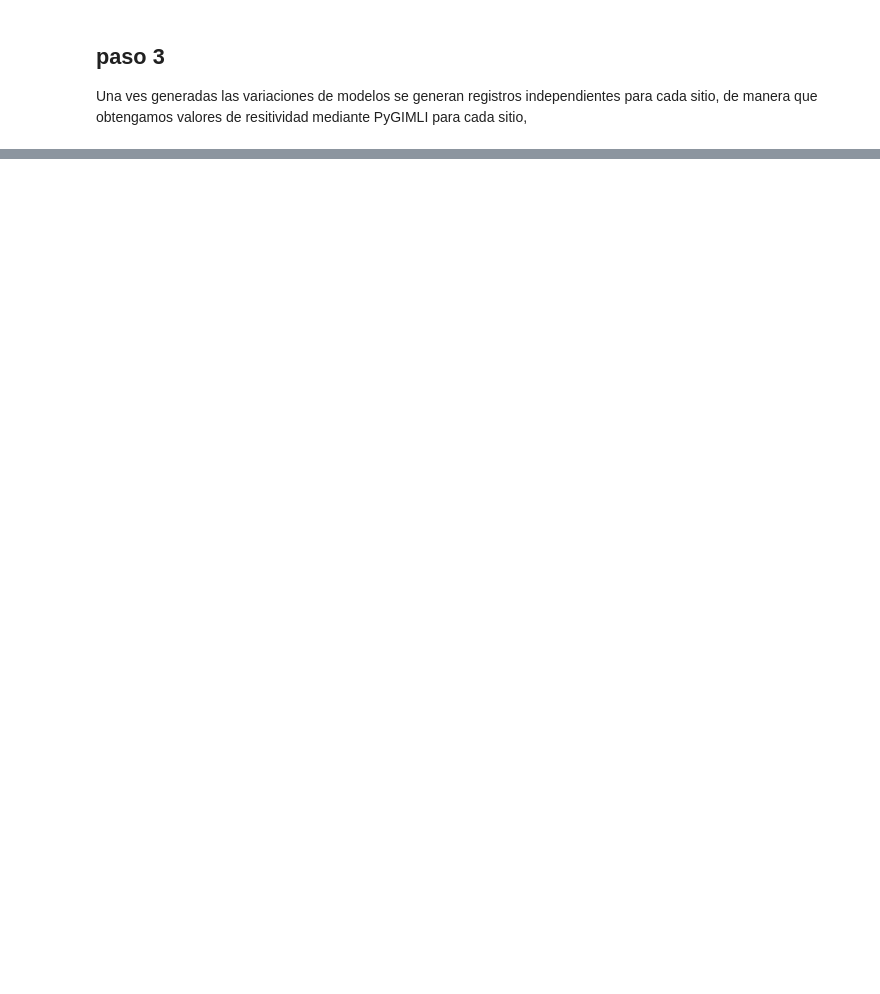
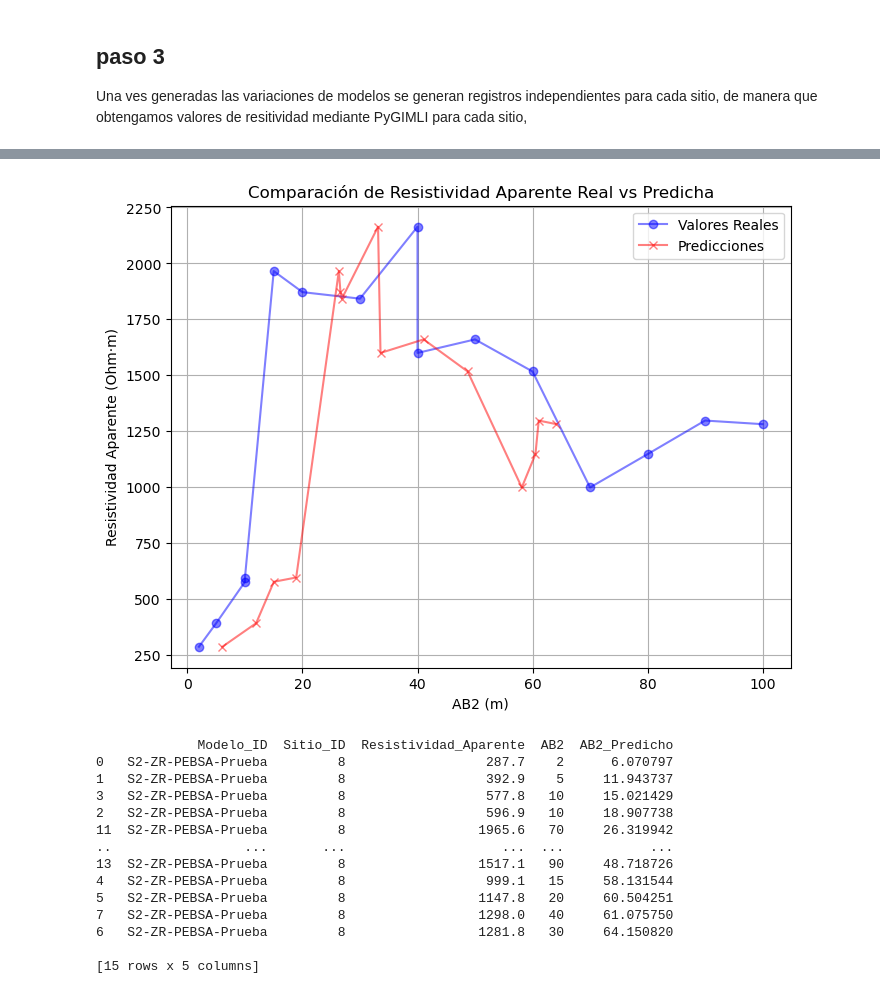
Before and after one commit to JuanJT117/TESIS-MCD, a Jupyter notebook: WorkWorkWork/Datos_Sinteticos_AB2.ipynb, the cells around one changed output, grey strips where cells are left out. Drawn from its saved outputs; the diff is of its cells as text; code cells hidden in the pictures; blank space fills up the shorter version.

```diff
--- a/WorkWorkWork/Datos_Sinteticos_AB2.ipynb
+++ b/WorkWorkWork/Datos_Sinteticos_AB2.ipynb
@@ -560,0 +1389,54 @@ Con este conjunto de datos se procede a realizar el entrenamiento y comprobacion
+# %%
+
+datos_prueba_path = "datos_prueba.csv"
+modelo_path = "modelo_sitio_8.joblib"
+
+modelo = joblib.load(modelo_path)
+df_prueba1 = pd.read_csv(datos_prueba_path)
+df_prueba = pd.read_csv(datos_prueba_path)
+
+# Definir variable de entrada
+X_prueba = df_prueba[['Resistividad_Aparente']]
+
+# Hacer predicción
+df_prueba["AB2_Predicho"] = modelo.predict(X_prueba)
+
+# Guardar los resultados en un archivo CSV
+output_path = "predicciones_sitio_8.csv"
+df_prueba.to_csv(output_path, index=False)
+
+# **Ordenar los datos de menor a mayor según AB2**
+df_prueba = df_prueba.sort_values(by="AB2_Predicho")
+
+# **Invertir los ejes en el gráfico**
+plt.figure(figsize=(8, 6))
+plt.plot(df_prueba1["AB2"], df_prueba["Resistividad_Aparente"], "bo-", alpha=0.5, label="Valores Reales")
+plt.plot(df_prueba["AB2_Predicho"], df_prueba["Resistividad_Aparente"], "rx-", alpha=0.5, label="Predicciones")
+
+# Etiquetas y título
+plt.xlabel("AB2 (m)")
+plt.ylabel("Resistividad Aparente (Ohm·m)")
+plt.title("Comparación de Resistividad Aparente Real vs Predicha")
+plt.legend()
+plt.grid(True)
+#plt.yscale("log")
+plt.show()
+
+# Mostrar los resultados
+print(df_prueba[["Modelo_ID", "Sitio_ID", "Resistividad_Aparente", "AB2", "AB2_Predicho"]])
+# %% [output]
+[figure, added]
+             Modelo_ID  Sitio_ID  Resistividad_Aparente  AB2  AB2_Predicho
+0   S2-ZR-PEBSA-Prueba         8                  287.7    2      6.070797
+1   S2-ZR-PEBSA-Prueba         8                  392.9    5     11.943737
+3   S2-ZR-PEBSA-Prueba         8                  577.8   10     15.021429
+2   S2-ZR-PEBSA-Prueba         8                  596.9   10     18.907738
+11  S2-ZR-PEBSA-Prueba         8                 1965.6   70     26.319942
+..                 ...       ...                    ...  ...           ...
+13  S2-ZR-PEBSA-Prueba         8                 1517.1   90     48.718726
+4   S2-ZR-PEBSA-Prueba         8                  999.1   15     58.131544
+5   S2-ZR-PEBSA-Prueba         8                 1147.8   20     60.504251
+7   S2-ZR-PEBSA-Prueba         8                 1298.0   40     61.075750
+6   S2-ZR-PEBSA-Prueba         8                 1281.8   30     64.150820
+
+[15 rows x 5 columns]
```
Also changed, not shown: parts of 38 cells of this notebook, 14 other files.
